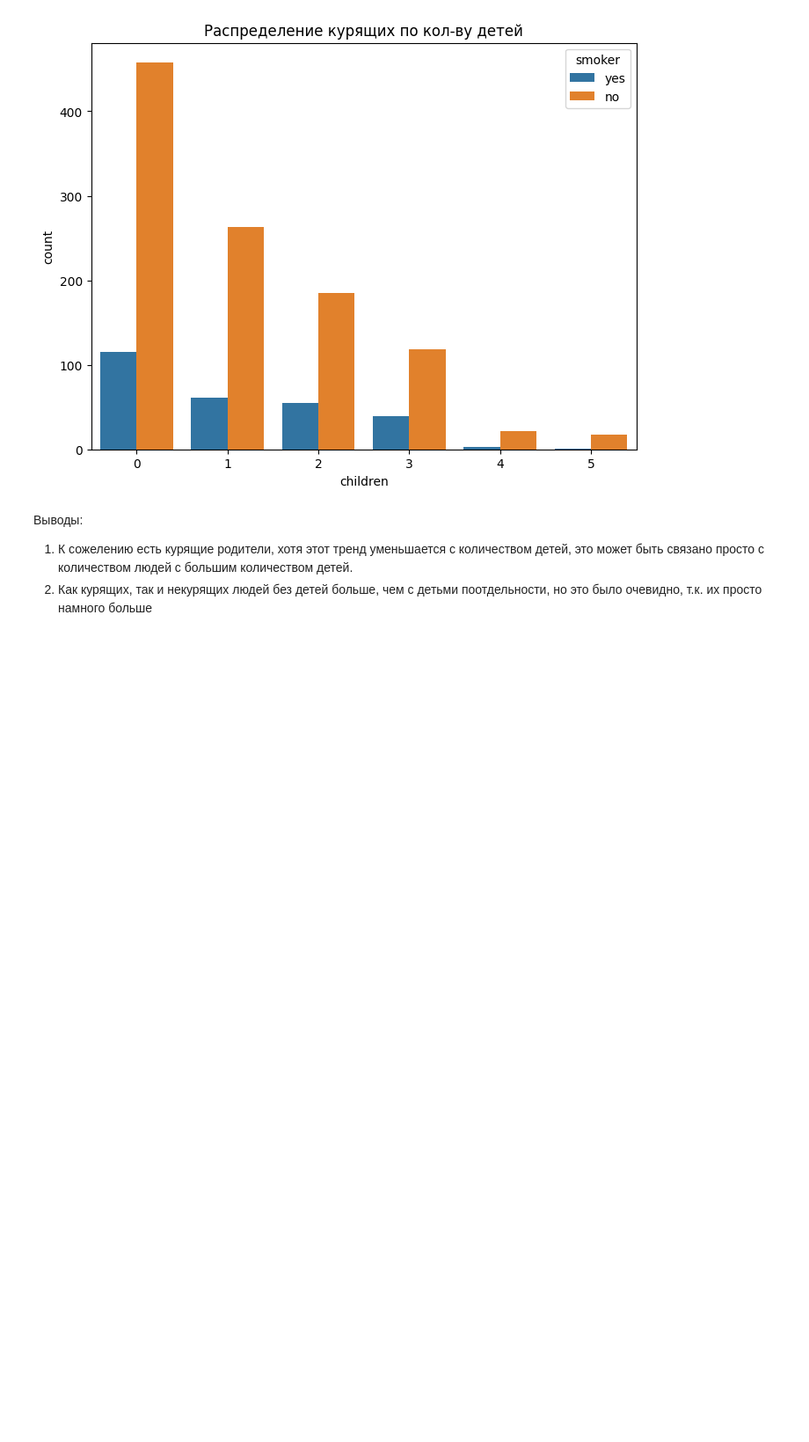
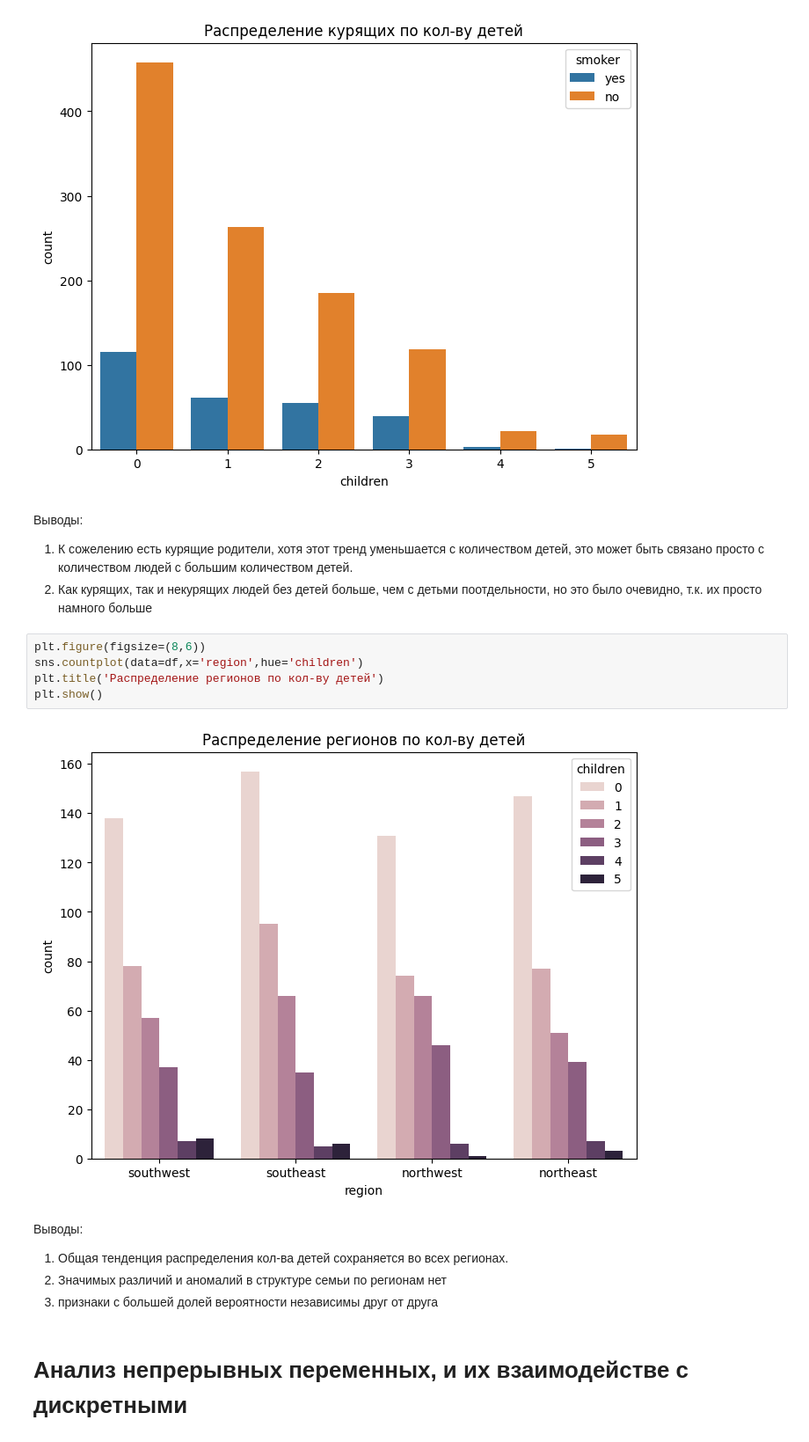
Before and after one commit to IslamDyshoko/insurance-price-predictor, a Jupyter notebook: eda.ipynb, the cells around one changed output. Shown: that part at 88% size. Saved outputs shown, nothing was run; the diff lists cells and outputs as text; blank space fills up the shorter version.

```diff
--- a/eda.ipynb
+++ b/eda.ipynb
@@ -173,3 +173,17 @@ plt.show()
 Выводы:
 1. К сожелению есть курящие родители, хотя этот тренд уменьшается с количеством детей, это может быть связано просто с количеством людей с большим количеством детей.
 2. Как курящих, так и некурящих людей без детей больше, чем с детьми поотдельности, но это было очевидно, т.к. их просто намного больше
+# %%
+plt.figure(figsize=(8,6))
+sns.countplot(data=df,x='region',hue='children')
+plt.title('Распределение регионов по кол-ву детей')
+plt.show()
+# %% [output]
+[figure, added]
+# %% [markdown]
+Выводы:
+1. Общая тенденция распределения кол-ва детей сохраняется во всех регионах.
+2. Значимых различий и аномалий в структуре семьи по регионам нет
+3. признаки с большей долей вероятности независимы друг от друга
+# %% [markdown]
+# Анализ непрерывных переменных, и их взаимодействе с дискретными
```
Also changed, not shown: parts of 18 cells of this notebook.
